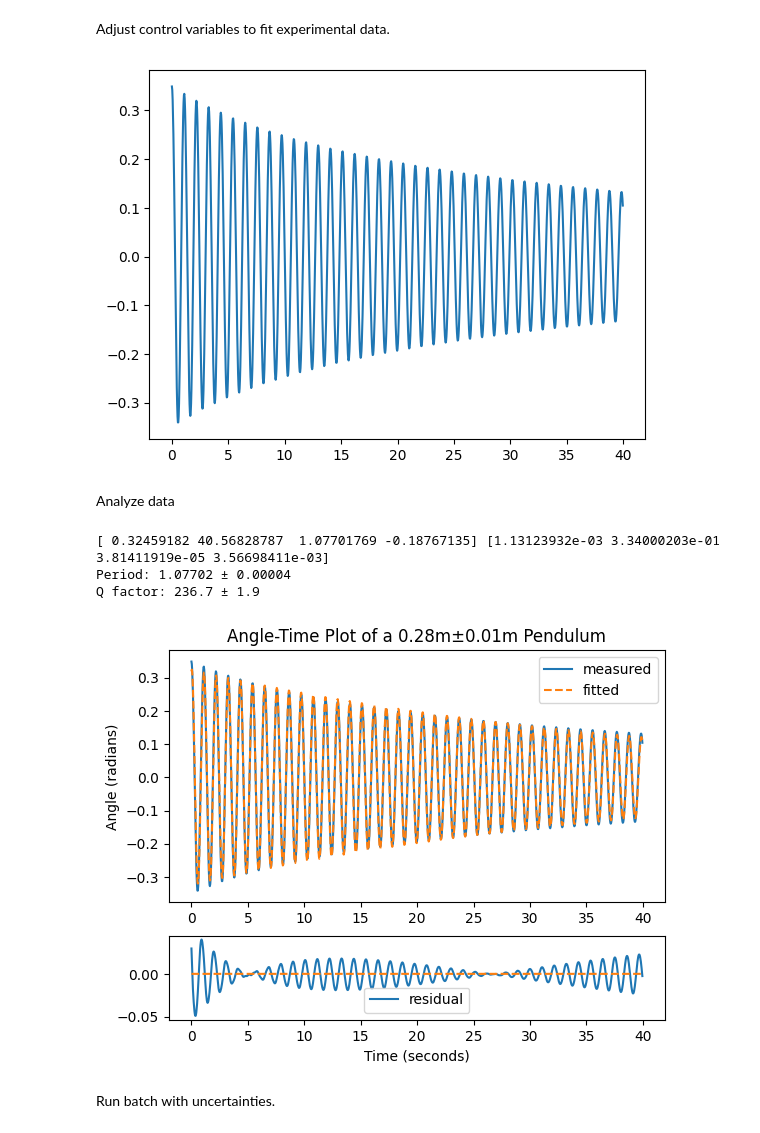
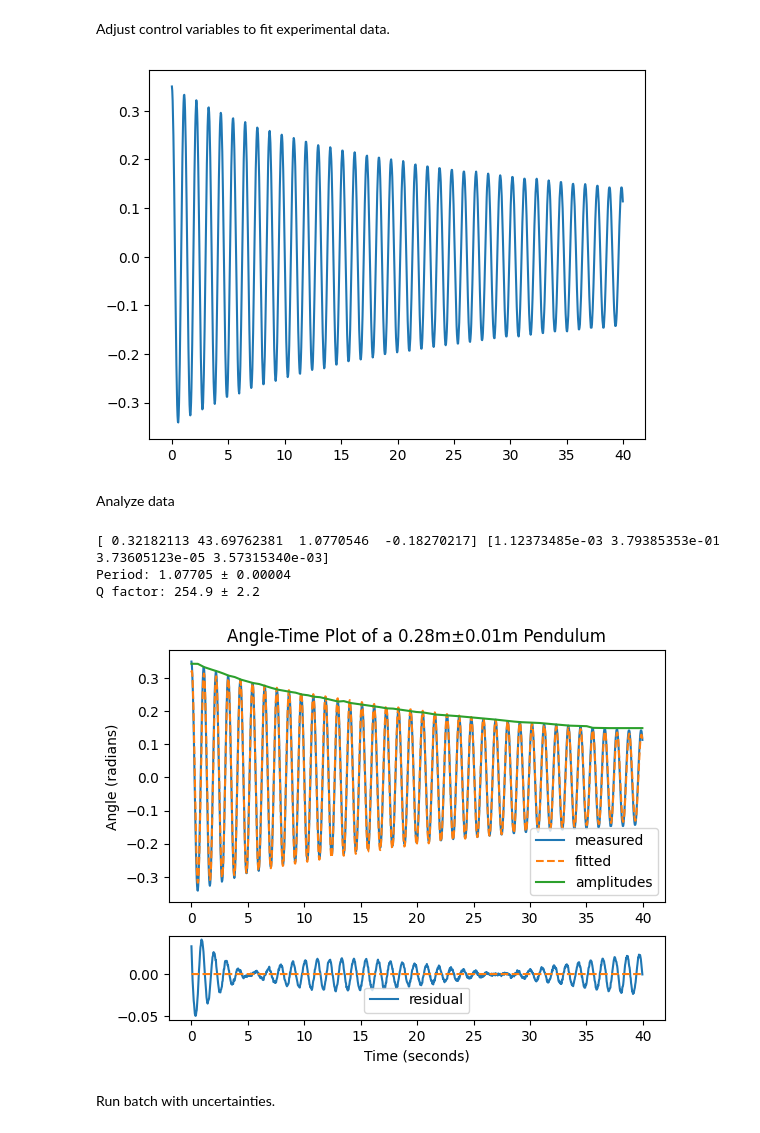
Before and after one commit to harry7557558/engsci-2t6, a Jupyter notebook: phy180-pendulum-lab/plot-angle-time-2.ipynb, the cells around one changed output. Saved outputs shown, nothing was run; the diff lists cells and outputs as text; code cells hidden in the pictures.

```diff
--- a/phy180-pendulum-lab/plot-angle-time-2.ipynb
+++ b/phy180-pendulum-lab/plot-angle-time-2.ipynb
@@ -63,7 +63,8 @@ def func(u, t):
         Cs = r**k
         dCs = k*r**(k-1) * fx/r
         fa -= ks * Cs * dCs
-        fa -= kd * dCs * np.dot(dCs, fv)
+        c = np.linalg.norm(fv) / 0.005
+        fa -= kd * dCs * c * np.dot(dCs, fv)
 
     return [vx, vy, vz, fvx, fvy, *a, *fa[:2]]
 
@@ -73,26 +74,37 @@ a0 = 20 * pi/180
 ts = np.arange(30*40) / 30
 xs = scipy.integrate.odeint(func,
     [l0*sin(a0), 0, -l0*cos(a0), 0, 0, 0, 0, 0, 0, 0], ts)
+xs = np.round(xs, 3)
 
 #plt.plot(xs[:, 0], xs[:, 2])
 #plt.plot(ts, np.hypot(xs[:, 0], xs[:, 2]))
 plt.plot(ts, np.arctan2(xs[:, 0], -xs[:, 2]))
 plt.show()
 # %% [output]
-[figure, old version]
+[figure, new version]
 # %% [markdown]
 Analyze data
 # %%
-def damped(t, a0, tau):
+def damped_exp(t, a0, tau):
     if tau < 0:
         return float('nan')
     return a0 * np.exp(-t/tau)
-    # return a0 / (1.0 + t/tau)
-    # return a0 / np.sqrt(1.0 + 2.0*t/tau)
-    # return a0 / (1.0+0.5*t/tau)**2
+
+def damped_rat(t, a0, tau):
+    if tau < 0:
+        return float('nan')
+    return a0 / (1.0 + t/tau)
+
+def fit_amplitude(model, t, amp, amp_error):
+    popt, popv = scipy.optimize.curve_fit(
+        model, t, amp,
+        sigma=amp_error*np.ones(len(amp)),
+        p0=(0.4, 60.))
+    # return popt, popv.diagonal()**0.5
+    return popt, np.diagonal(popv)**0.5
 
 def damped_harmonic(t, a0, tau, period, phase):
-    a = damped(t, a0, tau)
+    a = damped_exp(t, a0, tau)
     return a * np.cos(2.*np.pi*t/period + phase)
 
 def fit_data(t, a, a_error, a0_guess=0.4, tau_guess=60.):
@@ -106,46 +118,67 @@ def fit_data(t, a, a_error, a0_guess=0.4, tau_guess=60.):
         p0=init_guess, sigma=a_error*np.ones(len(a)))
     return popt, popv.diagonal()**0.5
 
-def plot_angle_time_graph(l, l_error, t, a, params):
+def get_amplitudes(t, a):
+    t_amp = []
+    a_amp = []
+    for i in range(1, len(a)-1):
+        if (a[i]-a[i-1]) * (a[i]-a[i+1]) <= 0:
+            continue
+        # if a[i] < 0:
+        #     continue
+        if False:  # naive approach
+            ti, ai = t[i], a[i]
+        else:  # quadratic fit - doesn't improve much?
+            coes = np.polyfit(t[i-1:i+2], a[i-1:i+2], 2)
+            ti = -coes[1]/(2*coes[0])
+            ai = coes[2]+ti*(coes[1]+ti*coes[0])
+        if len(a_amp) == 0 or abs(ai / a_amp[-1]) > 0.8:
+            t_amp.append(ti)
+            a_amp.append(abs(ai))
+    return np.interp(t, t_amp, a_amp)
+
+def plot_angle_time_graph(l, l_error, t, a, amps, params):
     a_pred = damped_harmonic(t, *params)
     residual = a - a_pred
 
     fig, (ax1, ax2) = plt.subplots(2, 1, gridspec_kw={'height_ratios': [3, 1]})
 
     ax1.set_title("Angle-Time Plot of a {:.2f}m±{:.2f}m Pendulum".format(l, l_error))
     ax2.set_xlabel("Time (seconds)")
     ax1.set_ylabel("Angle (radians)")
 
     ax1.plot(t, a, '-')
     ax1.plot(t, a_pred, '--')
-    ax1.legend(['measured', 'fitted'])
+    ax1.plot(t, amps, '-')
+    ax1.legend(['measured', 'fitted', 'amplitudes'])
 
     ax2.plot(t, residual)
     ax2.legend(["residual"])
     ax2.plot(t, np.zeros(len(t)), '--')
     plt.show()
 
 l = np.hypot(xs[:, 0], xs[:, 2])
 l = np.mean(l)
 l_error = sqrt(np.var(l) + 0.01**2)
 a = np.arctan2(xs[:, 0], -xs[:, 2])
 a -= np.mean(a)
 a_error = 0.01 * np.maximum(abs(xs[:, 2]), abs(xs[:, 0])) / (xs[:, 0]**2 + xs[:, 2]**2)
 
 params, perror = fit_data(ts, a, a_error)
 print(params, perror)
 print("Period: {:.5f} ± {:.5f}".format(params[2], perror[2]))
 
 q = 2.0*np.pi * params[1] / params[2]
 q_e = 2.0*np.pi * max(abs(perror[1] / params[2]), abs(perror[2] * params[1] / params[2]**2))
 print("Q factor: {:.1f} ± {:.1f}".format(q, q_e))
 
-plot_angle_time_graph(l, l_error, ts, a, params)
+amps = get_amplitudes(ts, a)
+plot_angle_time_graph(l, l_error, ts, a, amps, params)
 # %% [output]
-[ 0.32459182 40.56828787  1.07701769 -0.18767135] [1.13123932e-03 3.34000203e-01 3.81411919e-05 3.56698411e-03]
-Period: 1.07702 ± 0.00004
-Q factor: 236.7 ± 1.9
+[ 0.32182113 43.69762381  1.0770546  -0.18270217] [1.12373485e-03 3.79385353e-01 3.73605123e-05 3.57315340e-03]
+Period: 1.07705 ± 0.00004
+Q factor: 254.9 ± 2.2
-[figure, old version]
+[figure, new version]
 # %% [markdown]
 Run batch with uncertainties.
 # %%
```
Also changed, not shown: parts of 4 cells of this notebook, 11 other files.
